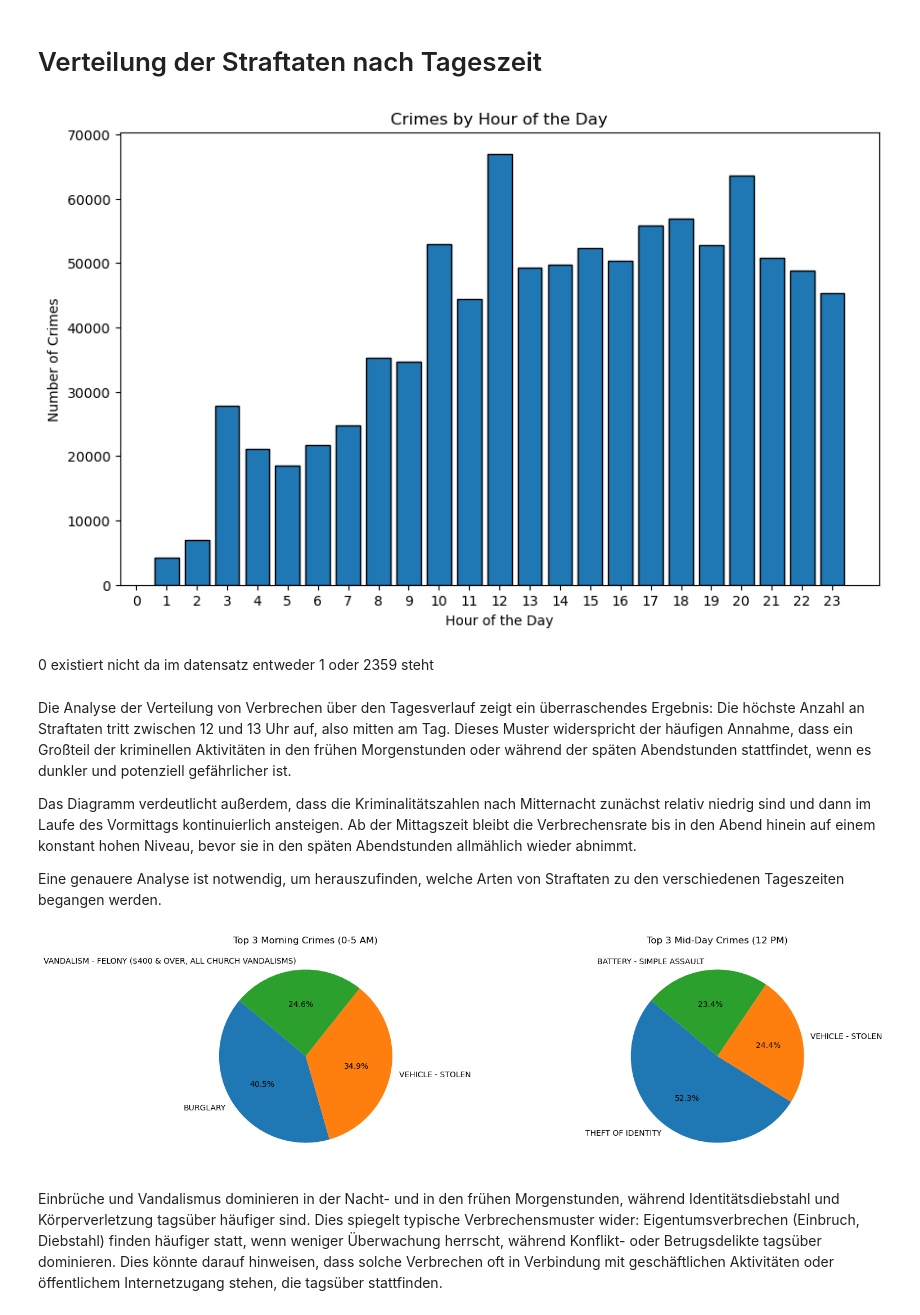
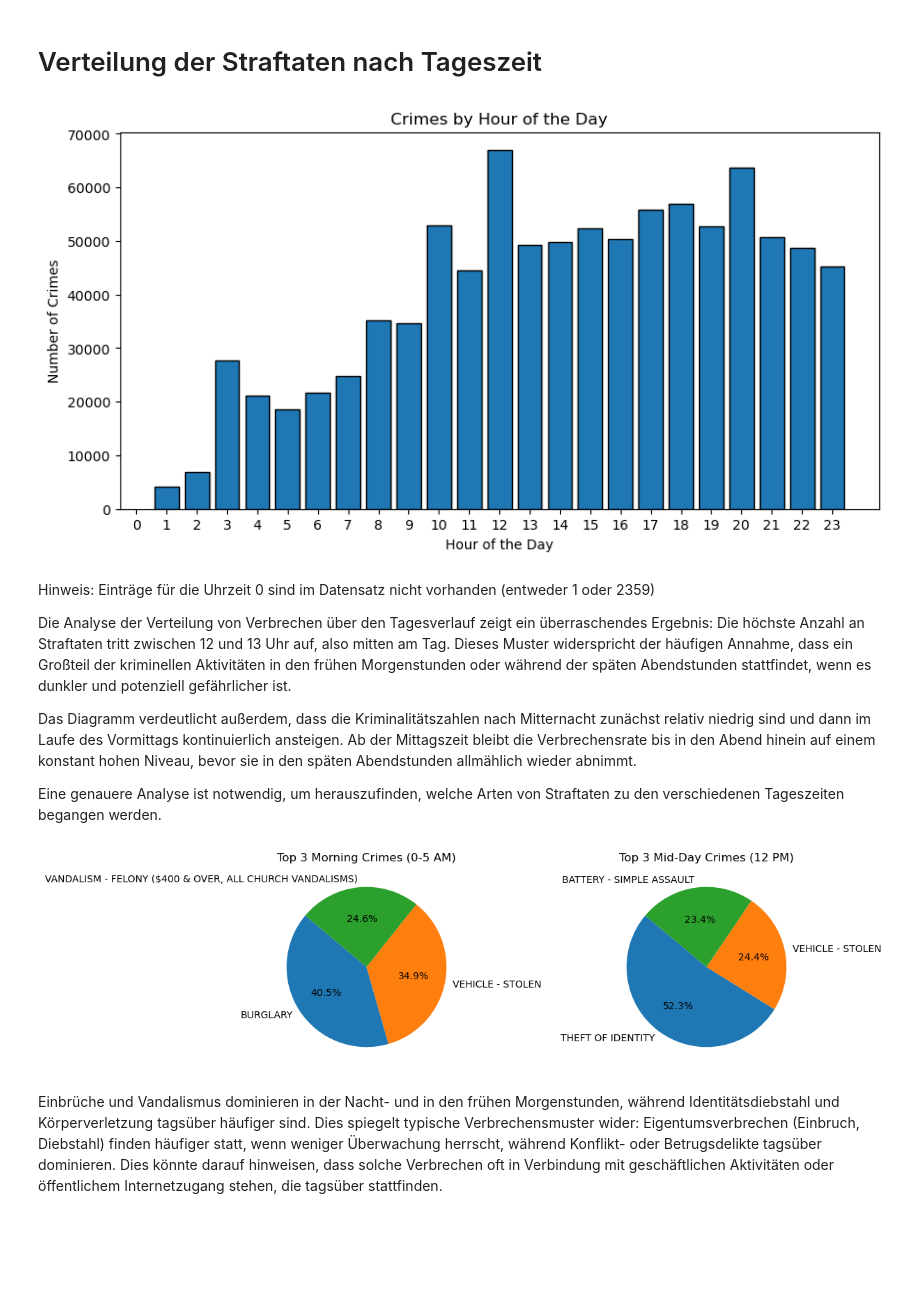
Before and after one commit to Baenji/DIP, a Jupyter notebook: crime.ipynb, the cells around one changed output. Cells and saved outputs as stored; diff of their text form; code cells hidden in the pictures; blank space fills up the shorter version.

```diff
--- a/crime.ipynb
+++ b/crime.ipynb
@@ -197,24 +196,24 @@ Ein Blick auf die Top 10 Crime Areas zeigt, dass bestimmte Bezirke wie Central,
 # %%
 df_time_occ = df.copy()
 # Konvertiert die Spalte "TIME OCC" in datetime Format (Stunde und Minute 24 Stunden Format), ungültige Werte die nicht ins Format passen werden in NaT (Not a Time) umgewandelt
 df_time_occ["TIME OCC"] = pd.to_datetime(df_time_occ["TIME OCC"], format="%H%M", errors="coerce")
 # Extrahiere die Stunde aus der TIME OCC Spalte
 df_time_occ["TIME OCC"] = df_time_occ["TIME OCC"].dt.hour.astype("Int64") # Konvertiert die Spalte in Ganzzahlen, wobei NaN weiterhin unterstützt wird
 # Zählt wie oft jede Stunde in der Spalte vorkommt und sortiert nach Stunde
 df_crimes_per_hour = df_time_occ["TIME OCC"].value_counts().sort_index()
 # Ausgabe als Barchart
-plt.figure(figsize=(10, 6))
-plt.bar(df_crimes_per_hour.index, df_crimes_per_hour.values, edgecolor='black')
+plt.figure(figsize=(10, 5))
+plt.bar(df_crimes_per_hour.index, df_crimes_per_hour.values, edgecolor="black")
 plt.xlabel("Hour of the Day")
 plt.ylabel("Number of Crimes")
 plt.title("Crimes by Hour of the Day")
 plt.xticks(range(24))  # zeigt die Stunden von 0 bis 23 an
 plt.show()
 # %% [output]
-[figure, old version]
+[figure, new version]
-# %% [markdown]
-0 existiert nicht da im datensatz entweder 1 oder 2359 steht
 # %% [markdown]
+Hinweis: Einträge für die Uhrzeit 0 sind im Datensatz nicht vorhanden (entweder 1 oder 2359)
+
 Die Analyse der Verteilung von Verbrechen über den Tagesverlauf zeigt ein überraschendes Ergebnis: Die höchste Anzahl an Straftaten tritt zwischen 12 und 13 Uhr auf, also mitten am Tag. Dieses Muster widerspricht der häufigen Annahme, dass ein Großteil der kriminellen Aktivitäten in den frühen Morgenstunden oder während der späten Abendstunden stattfindet, wenn es dunkler und potenziell gefährlicher ist.
 
 Das Diagramm verdeutlicht außerdem, dass die Kriminalitätszahlen nach Mitternacht zunächst relativ niedrig sind und dann im Laufe des Vormittags kontinuierlich ansteigen. Ab der Mittagszeit bleibt die Verbrechensrate bis in den Abend hinein auf einem konstant hohen Niveau, bevor sie in den späten Abendstunden allmählich wieder abnimmt.
@@ -228,7 +227,7 @@ morning_crimes_types = morning_crimes["Crm Cd Desc"].value_counts()
 mid_day_crimes = df_time_occ[df_time_occ["TIME OCC"] == 12]
 mid_day_crimes = mid_day_crimes["Crm Cd Desc"].value_counts()
 
-f, axs = plt.subplots(1, 2, figsize=(15, 5))
+f, axs = plt.subplots(1, 2, figsize=(10, 5))
 # autopct gibt Prozentangaben mit einer Nachkommastelle an, starangle legt den Startwinkel des ersten Segments für bessere Lesbarkeit fest
 axs[0].pie(morning_crimes_types.head(3), labels=morning_crimes_types.head(3).index, autopct='%1.1f%%', startangle=140)
 axs[0].set_title("Top 3 Morning Crimes (0-5 AM)")
@@ -237,7 +236,7 @@ axs[1].set_title("Top 3 Mid-Day Crimes (12 PM)")
 plt.subplots_adjust(wspace=0.7)
 plt.show()
 # %% [output]
-[figure, old version]
+[figure, new version]
 # %% [markdown]
 Einbrüche und Vandalismus dominieren in der Nacht- und in den frühen Morgenstunden, während Identitätsdiebstahl und Körperverletzung tagsüber häufiger sind.
 Dies spiegelt typische Verbrechensmuster wider: Eigentumsverbrechen (Einbruch, Diebstahl) finden häufiger statt, wenn weniger Überwachung herrscht, während Konflikt- oder Betrugsdelikte tagsüber dominieren. Dies könnte darauf hinweisen, dass solche Verbrechen oft in Verbindung mit geschäftlichen Aktivitäten oder öffentlichem Internetzugang stehen, die tagsüber stattfinden.
```
Also changed, not shown: parts of 19 cells of this notebook.
